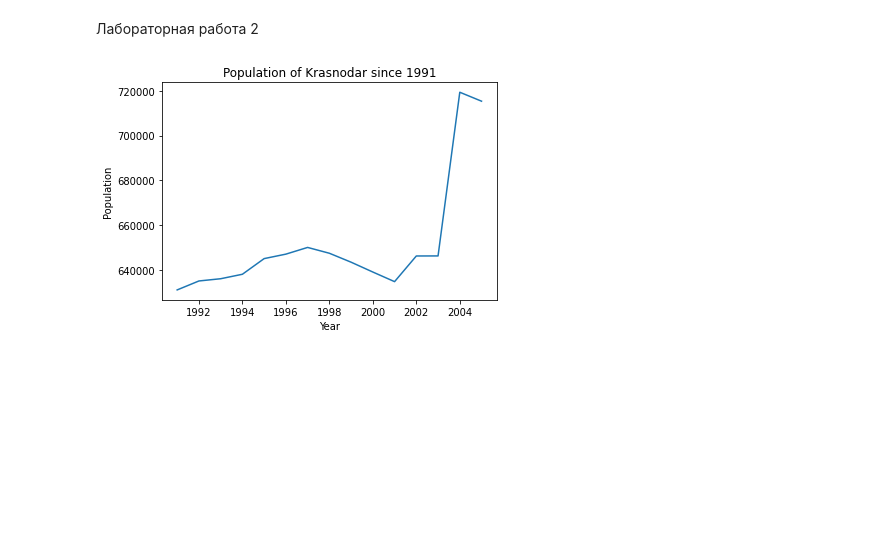
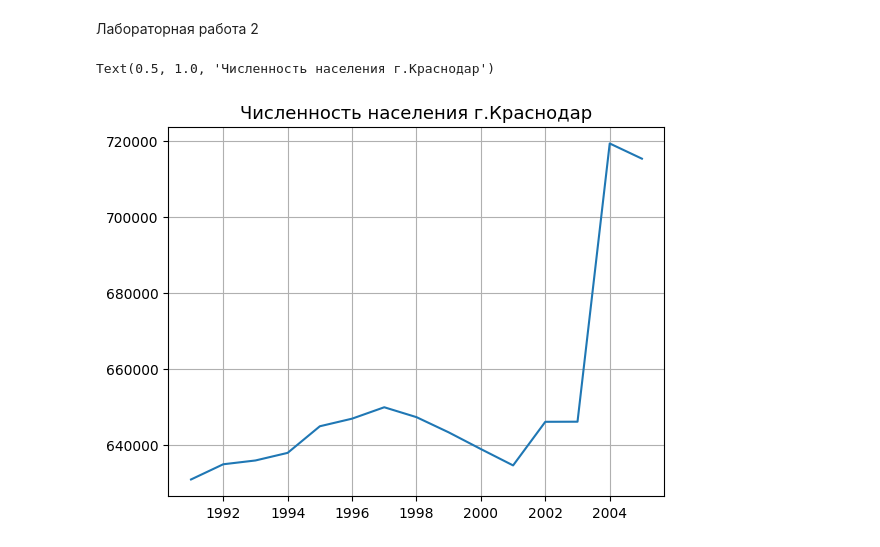
Before and after one commit to Vita196/MMVSULAB1, a Jupyter notebook: Untitled0.ipynb, the cells around one changed output. Drawn from its saved outputs; the diff is of its cells as text; code cells hidden in the pictures; blank space fills up the shorter version.

```diff
--- a/Untitled0.ipynb
+++ b/Untitled0.ipynb
@@ -4,20 +4,15 @@
 Лабораторная работа 2
 # %%
 import matplotlib.pyplot as plt
-import pandas as pd
+import numpy as np
 from scipy.integrate import odeint
 
 
-data = {'Year': [1991, 1992, 1993, 1994, 1995, 1996, 1997, 1998, 1999, 2000, 2001, 2002, 2003, 2004, 2005],
-        'Population': [631000, 635000, 636000, 638000, 645000, 647000, 650000, 647400, 643400, 639000, 634700, 646175, 646200, 719400, 715400]}
-df = pd.DataFrame(data)
-
-plt.plot(df['Year'], df['Population'])
-
-plt.xlabel('Year')
-plt.ylabel('Population')
-plt.title('Population of Krasnodar since 1991')
-
-plt.show()
+x = [1991, 1992, 1993, 1994, 1995, 1996, 1997, 1998, 1999, 2000, 2001, 2002, 2003, 2004, 2005]
+y= [631000, 635000, 636000, 638000, 645000, 647000, 650000, 647400, 643400, 639000, 634700, 646175, 646200, 719400, 715400]
+plt.plot(x, y)
+plt.grid(True)
+plt.title('Численность населения г.Краснодар', fontsize=13)
 # %% [output]
+Text(0.5, 1.0, 'Численность населения г.Краснодар')
-[figure, old version]
+[figure, new version]
```
Also changed, not shown: parts of 2 cells of this notebook.
